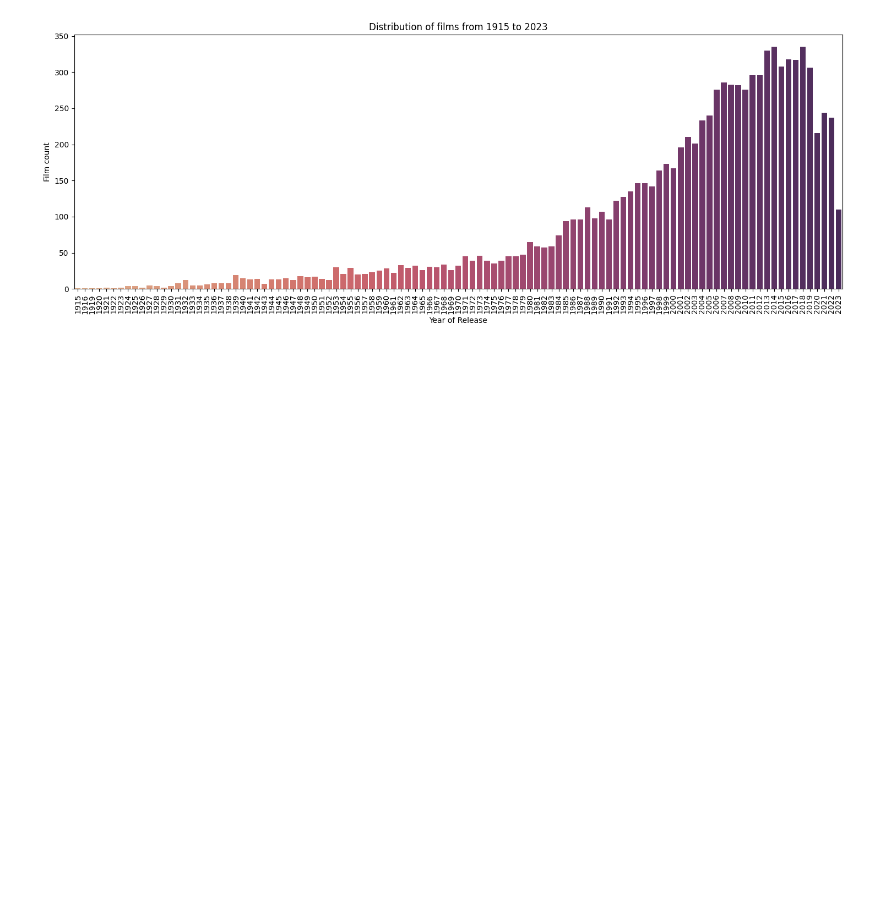
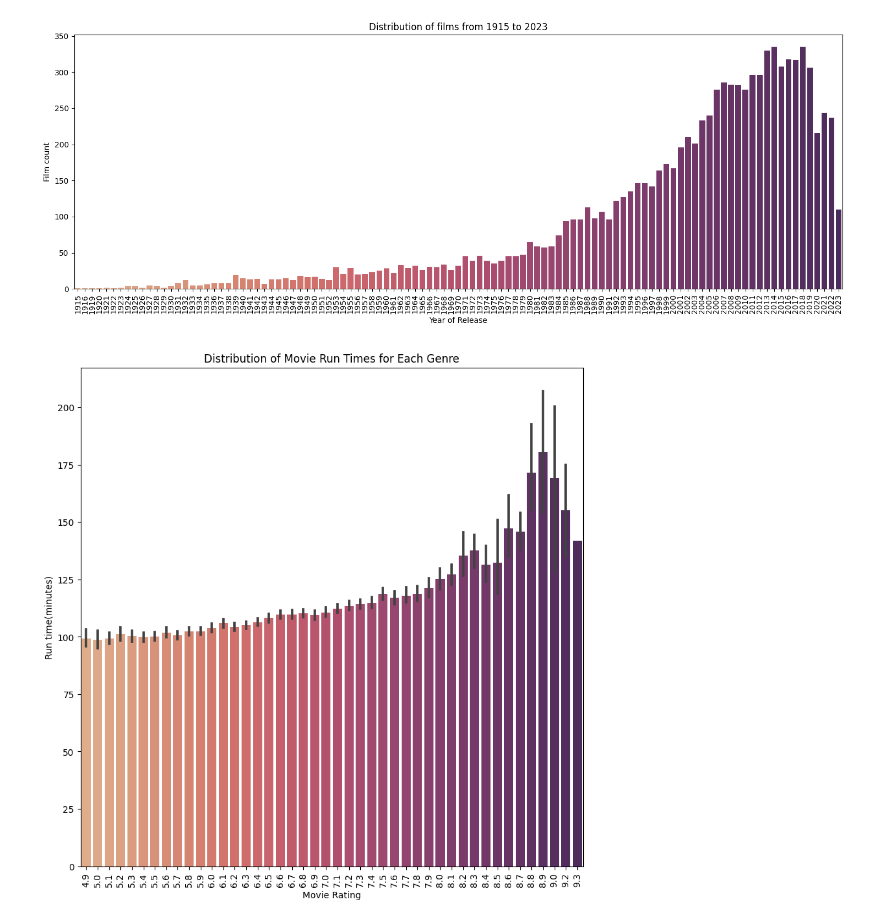
Before and after one commit to trizyx/IMDB-Data-analysis, a Jupyter notebook: Untitled3.ipynb, the cells around one changed output. Drawn from its saved outputs; the diff is of its cells as text; code cells hidden in the pictures; blank space fills up the shorter version.

```diff
--- a/Untitled3.ipynb
+++ b/Untitled3.ipynb
@@ -199,3 +199,19 @@ plt.title('Distribution of films from 1915 to 2023')
 plt.show()
 # %% [output]
 [figure]
+# %%
+rating_time = df.groupby('Movie Rating')['Run Time in minutes']
+
+#creating plot figure
+plt.figure(figsize=(10,10))
+sns.barplot(df, x='Movie Rating', y='Run Time in minutes', palette='flare')
+plt.xticks(rotation = 90)
+
+# Add labels and title
+plt.xlabel('Movie Rating')
+plt.ylabel('Run time(minutes)')
+plt.title('Distribution of Movie Run Times for Each Genre')
+
+plt.show()
+# %% [output]
+[figure, added]
```
